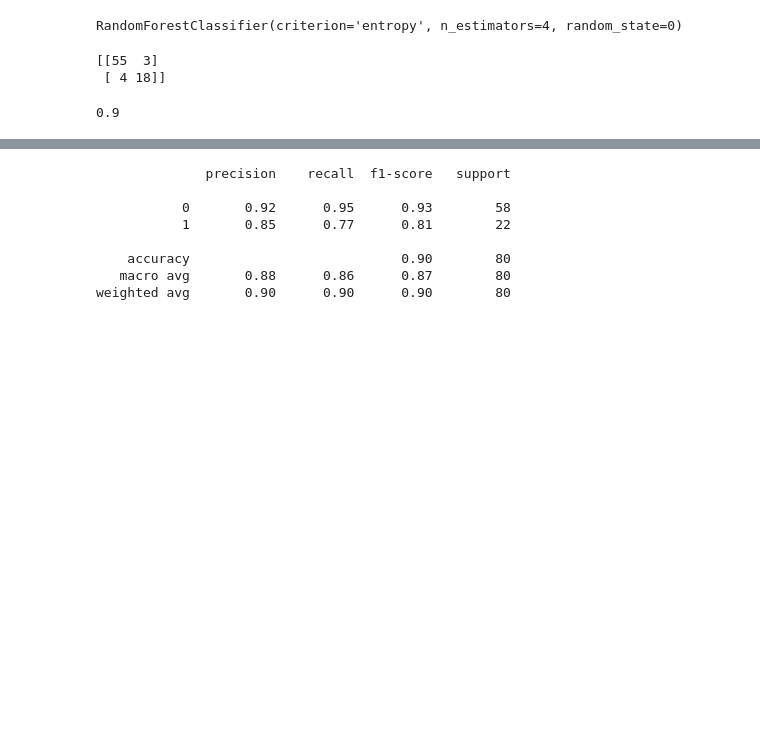
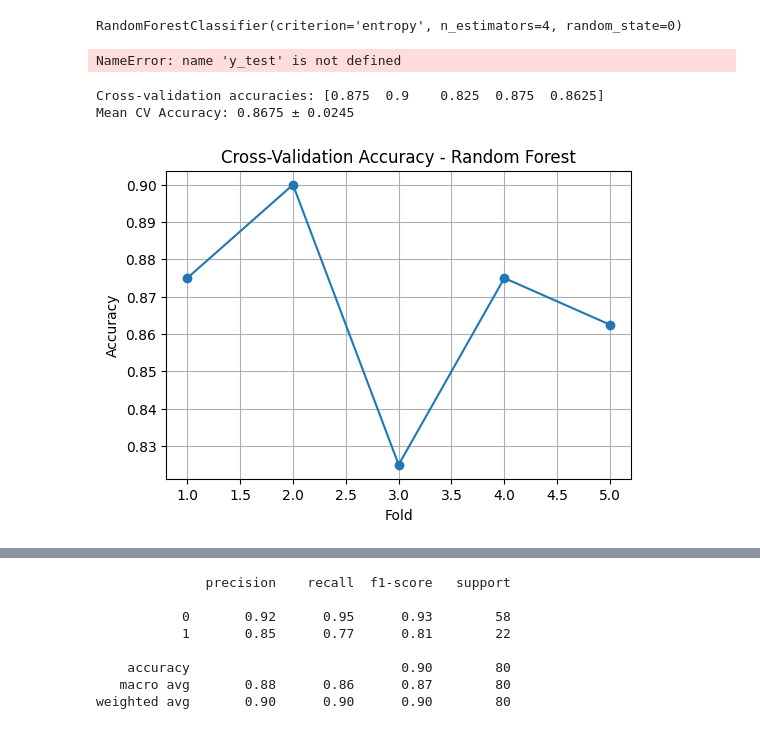
Before and after one commit to siddhant0610/Purchase_Predictor, a Jupyter notebook: Classification.ipynb, the cells around one changed output, grey strips where cells are left out. Drawn from its saved outputs; the diff is of its cells as text; code cells hidden in the pictures; blank space fills up the shorter version.

```diff
--- a/Classification.ipynb
+++ b/Classification.ipynb
@@ -203,10 +239,41 @@ RandomForestClassifier(criterion='entropy', n_estimators=4, random_state=0)
 ypred_rf=classifier3.predict(x_test)
 # %%
 from sklearn.metrics import confusion_matrix,accuracy_score
-cm=confusion_matrix(y_test,ypred)
+import seaborn as sns
+cm=confusion_matrix(y_test,ypred_rf)
 print(cm)
 accuracy_score(y_test,ypred_rf)
+print(accuracy_score(y_test,ypred_rf))
+plt.figure(figsize=(4, 3))
+sns.heatmap(cm, annot=True, fmt='d', cmap='Blues')
+plt.title(f"Confusion Matrix1 - RANDOM FOREST")
+plt.xlabel("Predicted")
+plt.ylabel("Actual")
+plt.show()
 # %% [output]
-[[55  3]
- [ 4 18]]
+NameError: name 'y_test' is not defined
-0.9
+# %%
+from sklearn.model_selection import cross_val_score, StratifiedKFold
+
+# Define cross-validation strategy
+cv = StratifiedKFold(n_splits=5, shuffle=True, random_state=42)
+
+# Perform cross-validation
+cv_scores = cross_val_score(classifier3, x, y, cv=cv, scoring='accuracy')
+
+# Print scores
+print("Cross-validation accuracies:", cv_scores)
+print("Mean CV Accuracy: {:.4f} ± {:.4f}".format(np.mean(cv_scores), np.std(cv_scores)))
+
+# Plot cross-validation accuracy scores
+plt.figure(figsize=(6, 4))
+plt.plot(range(1, len(cv_scores) + 1), cv_scores, marker='o')
+plt.title("Cross-Validation Accuracy - Random Forest")
+plt.xlabel("Fold")
+plt.ylabel("Accuracy")
+plt.grid(True)
+plt.show()
+# %% [output]
+Cross-validation accuracies: [0.875  0.9    0.825  0.875  0.8625]
+Mean CV Accuracy: 0.8675 ± 0.0245
+[figure, added]
```
Also changed, not shown: parts of 14 cells of this notebook.
